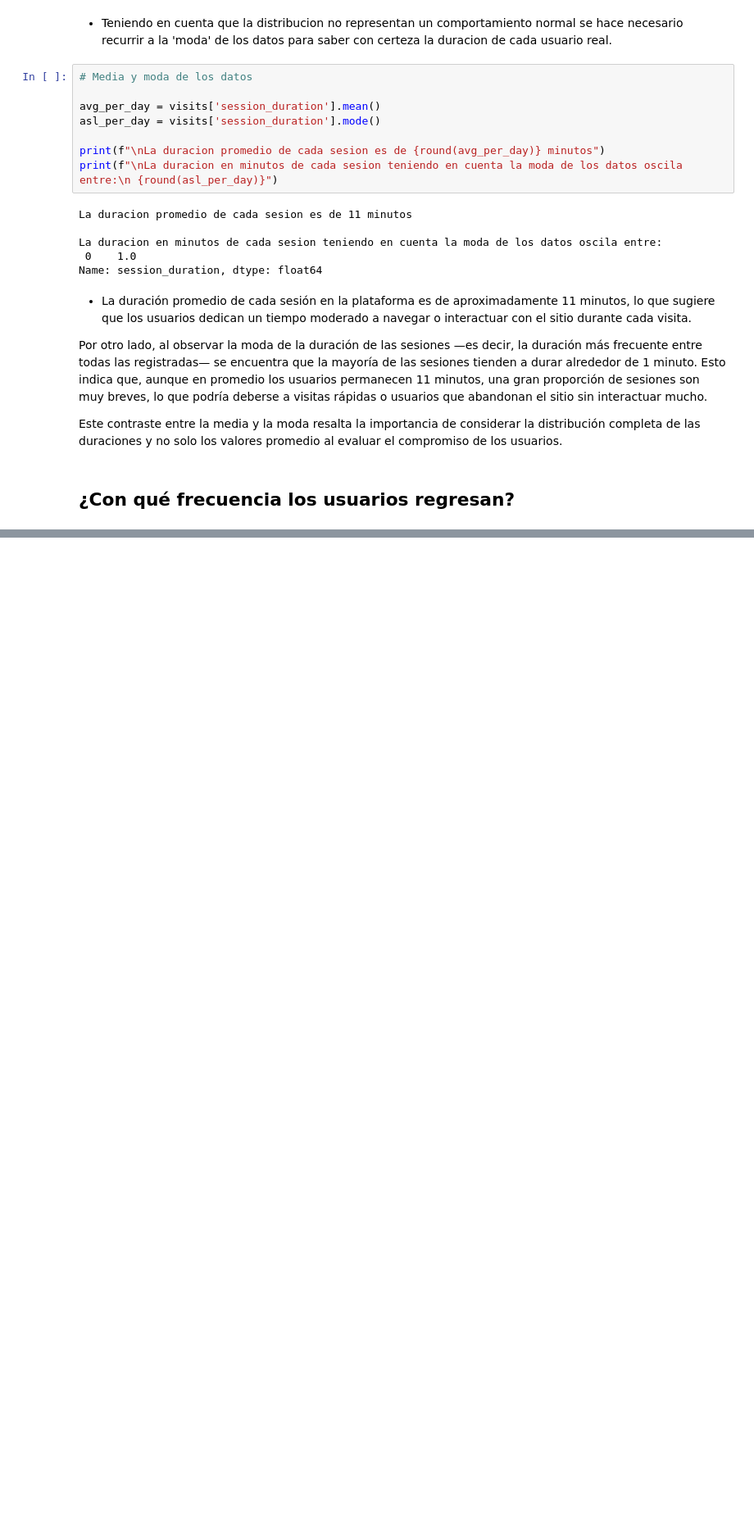
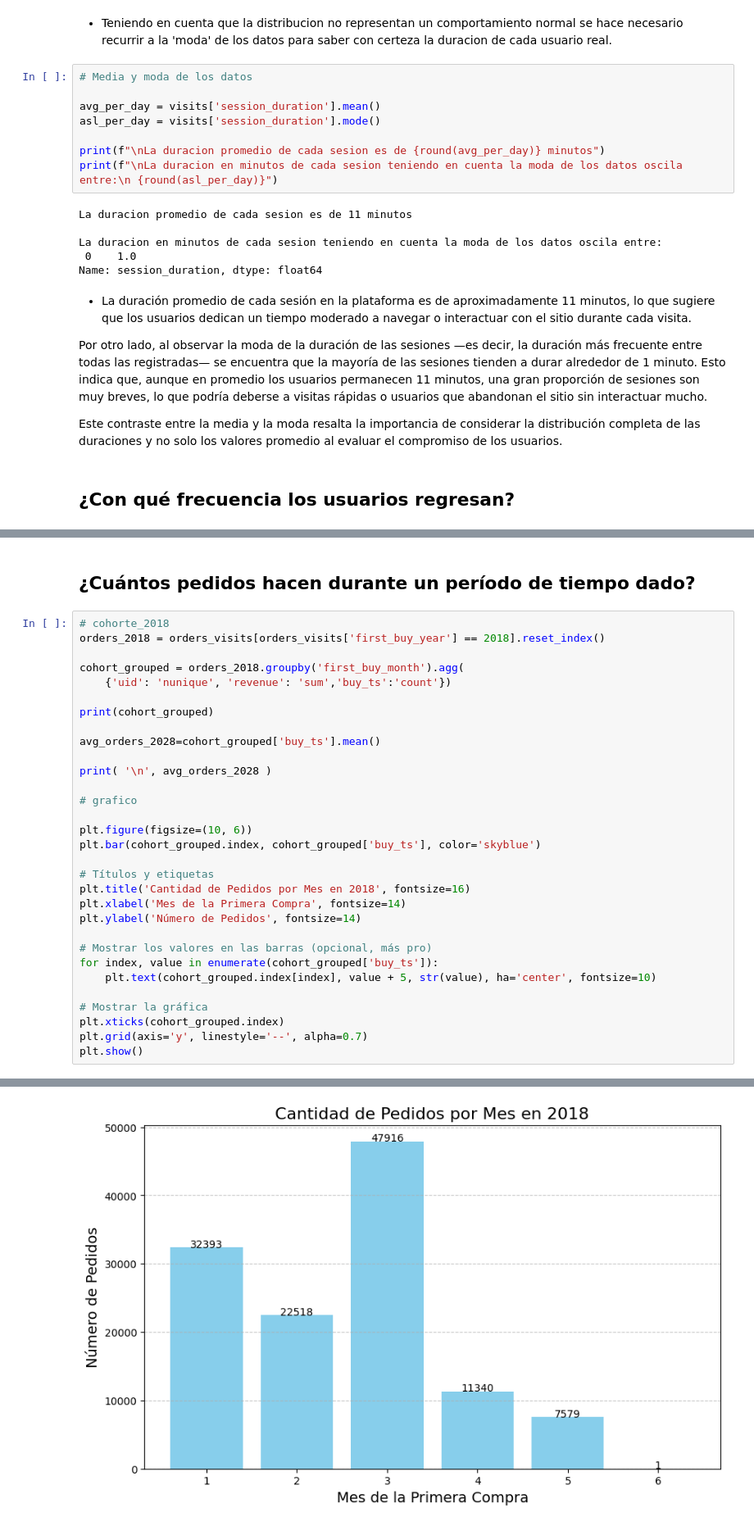
Before and after one commit to DavidRC-Ing/Proyect_Data_Analist_Showz, a Jupyter notebook: Proyecto_shows.ipynb, the cells around one changed output, grey strips where cells are left out. Shown at 82% size. Saved outputs shown, nothing was run; the diff lists cells and outputs as text; blank space fills up the shorter version.

```diff
--- a/Proyecto_shows.ipynb
+++ b/Proyecto_shows.ipynb
@@ -293,0 +391,34 @@ Este contraste entre la media y la moda resalta la importancia de considerar la
+# %% [markdown]
+## ¿Cuántos pedidos hacen durante un período de tiempo dado?
+# %%
+# cohorte_2018
+orders_2018 = orders_visits[orders_visits['first_buy_year'] == 2018].reset_index()
+
+cohort_grouped = orders_2018.groupby('first_buy_month').agg(
+    {'uid': 'nunique', 'revenue': 'sum','buy_ts':'count'})
+
+print(cohort_grouped)
+
+avg_orders_2028=cohort_grouped['buy_ts'].mean()
+
+print( '\n', avg_orders_2028 )
+
+# grafico
+
+plt.figure(figsize=(10, 6))
+plt.bar(cohort_grouped.index, cohort_grouped['buy_ts'], color='skyblue')
+
+# Títulos y etiquetas
+plt.title('Cantidad de Pedidos por Mes en 2018', fontsize=16)
+plt.xlabel('Mes de la Primera Compra', fontsize=14)
+plt.ylabel('Número de Pedidos', fontsize=14)
+
+# Mostrar los valores en las barras (opcional, más pro)
+for index, value in enumerate(cohort_grouped['buy_ts']):
+    plt.text(cohort_grouped.index[index], value + 5, str(value), ha='center', fontsize=10)
+
+# Mostrar la gráfica
+plt.xticks(cohort_grouped.index)
+plt.grid(axis='y', linestyle='--', alpha=0.7)
+plt.show()
+# %% [output]
@@ -293,0 +435 @@ Este contraste entre la media y la moda resalta la importancia de considerar la
+[figure, added]
```
Also changed, not shown: parts of 18 cells of this notebook.
